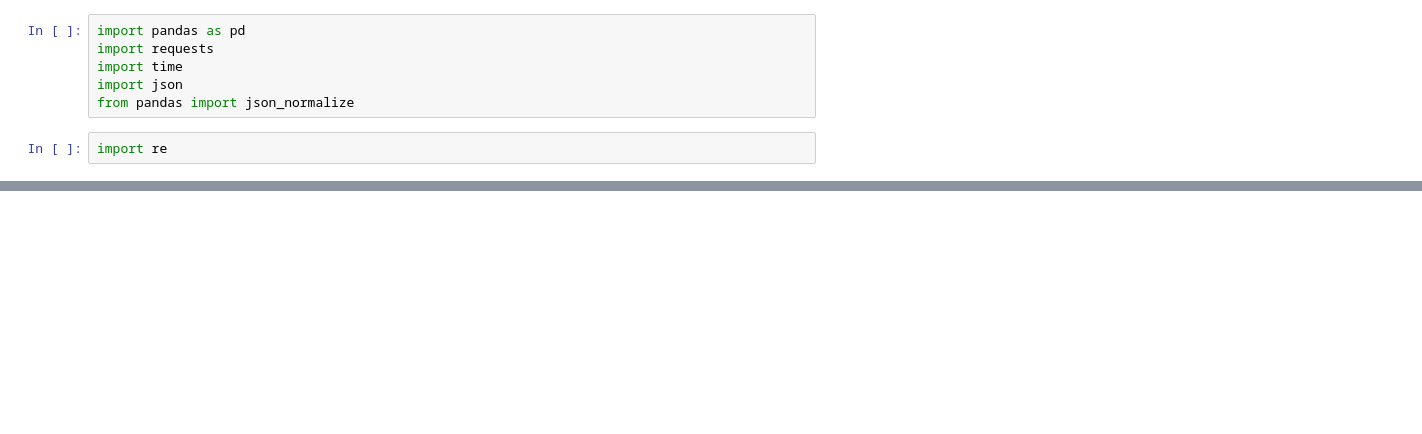
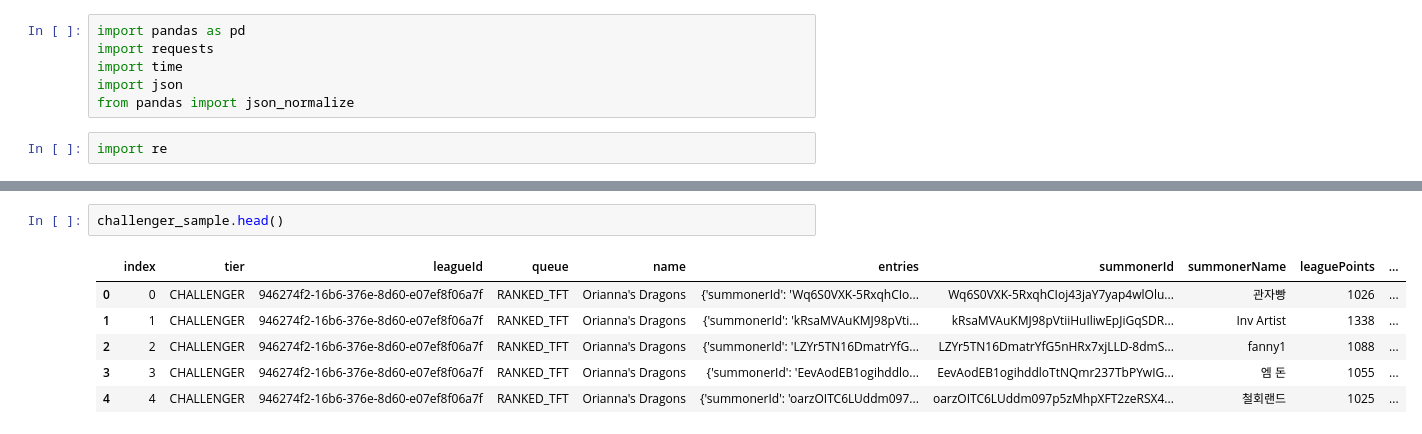
Before and after one commit to ysooch0819/Codestates-AIB-projects, a Jupyter notebook: Section2_project준비.ipynb, the cells around one changed output, grey strips where cells are left out. Cells and saved outputs as stored; diff of their text form; blank space fills up the shorter version.

```diff
--- a/Section2_project준비.ipynb
+++ b/Section2_project준비.ipynb
@@ -60,0 +58,9 @@ for tier in tiers:
+# %%
+challenger_sample.head()
+# %% [output]
+|  | index | tier | leagueId | queue | name | entries | summonerId | summonerName | leaguePoints | ... |
+| 0 | 0 | CHALLENGER | 946274f2-16b6-376e-8d60-e07ef8f06a7f | RANKED_TFT | Orianna's Dragons | {'summonerId': 'Wq6S0VXK-5RxqhCIo... | Wq6S0VXK-5RxqhCIoj43jaY7yap4wlOlu... | 관자빵 | 1026 | ... |
+| 1 | 1 | CHALLENGER | 946274f2-16b6-376e-8d60-e07ef8f06a7f | RANKED_TFT | Orianna's Dragons | {'summonerId': 'kRsaMVAuKMJ98pVti... | kRsaMVAuKMJ98pVtiiHuIliwEpJiGqSDR... | Inv Artist | 1338 | ... |
+| 2 | 2 | CHALLENGER | 946274f2-16b6-376e-8d60-e07ef8f06a7f | RANKED_TFT | Orianna's Dragons | {'summonerId': 'LZYr5TN16DmatrYfG... | LZYr5TN16DmatrYfG5nHRx7xjLLD-8dmS... | fanny1 | 1088 | ... |
+| 3 | 3 | CHALLENGER | 946274f2-16b6-376e-8d60-e07ef8f06a7f | RANKED_TFT | Orianna's Dragons | {'summonerId': 'EevAodEB1ogihddlo... | EevAodEB1ogihddloTtNQmr237TbPYwIG... | 엠 돈 | 1055 | ... |
+| 4 | 4 | CHALLENGER | 946274f2-16b6-376e-8d60-e07ef8f06a7f | RANKED_TFT | Orianna's Dragons | {'summonerId': 'oarzOITC6LUddm097... | oarzOITC6LUddm097p5zMhpXFT2zeRSX4... | 철회랜드 | 1025 | ... |
```
Also changed, not shown: parts of 102 cells of this notebook.
